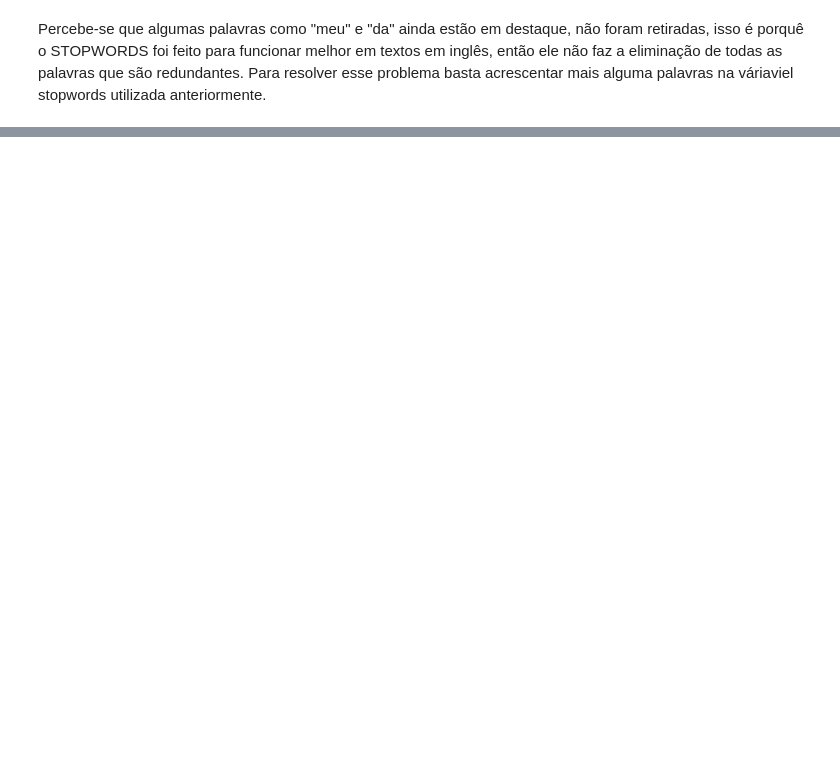
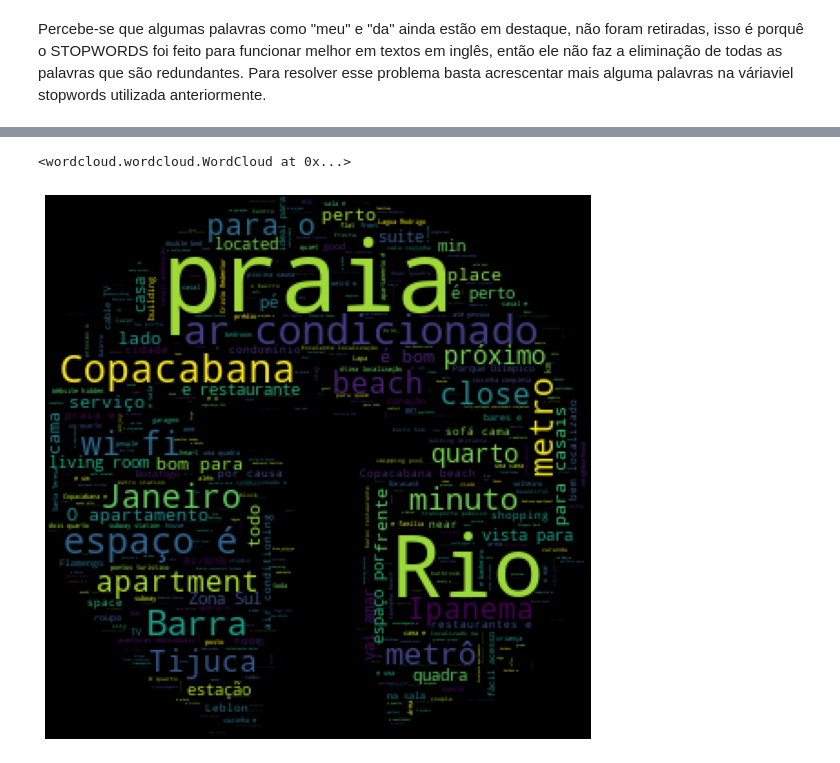
Before and after one commit to renatagsr/Data-Science-na-Pratica, a Jupyter notebook: Visualização de Dados/Wordcloud.ipynb, the cells around one changed output, grey strips where cells are left out. Drawn from its saved outputs; the diff is of its cells as text; code cells hidden in the pictures; blank space fills up the shorter version.

Commit message:
wordcloud notebookwith mask

```diff
--- a/Visualização de Dados/Wordcloud.ipynb
+++ b/Visualização de Dados/Wordcloud.ipynb
@@ -96,0 +105,24 @@ wordcloud.to_file('airbnb_summary_wordcloud.png') #Salvar a wordcloud como image
+# %%
+#Endereço da imagem
+rio_mask = np.array(Image.open('/home/renata/Desktop/Cursos/Data-Science-na-Pratica/Imagens/Cristo.png'))
+
+#Gerar uma wordcloud
+wordcloud = WordCloud(stopwords=stopwords,
+                      background_color='black',
+                      width=1000,
+                      height=1000,
+                      max_words=1500,
+                      mask=rio_mask,
+                      max_font_size=200,
+                      min_font_size=1).generate(all_summary)
+
+#Mostrar imagem final
+fig, ax = plt.subplots(figsize=(10, 10))
+ax.imshow(wordcloud, interpolation='bilinear')
+ax.set_axis_off()
+
+plt.imshow(wordcloud)
+wordcloud.to_file("airbnb_summary_wordcloud_mask.png")
+# %% [output]
+<wordcloud.wordcloud.WordCloud at 0x...>
+[figure, added]
```
Also changed, not shown: parts of 4 cells of this notebook.
